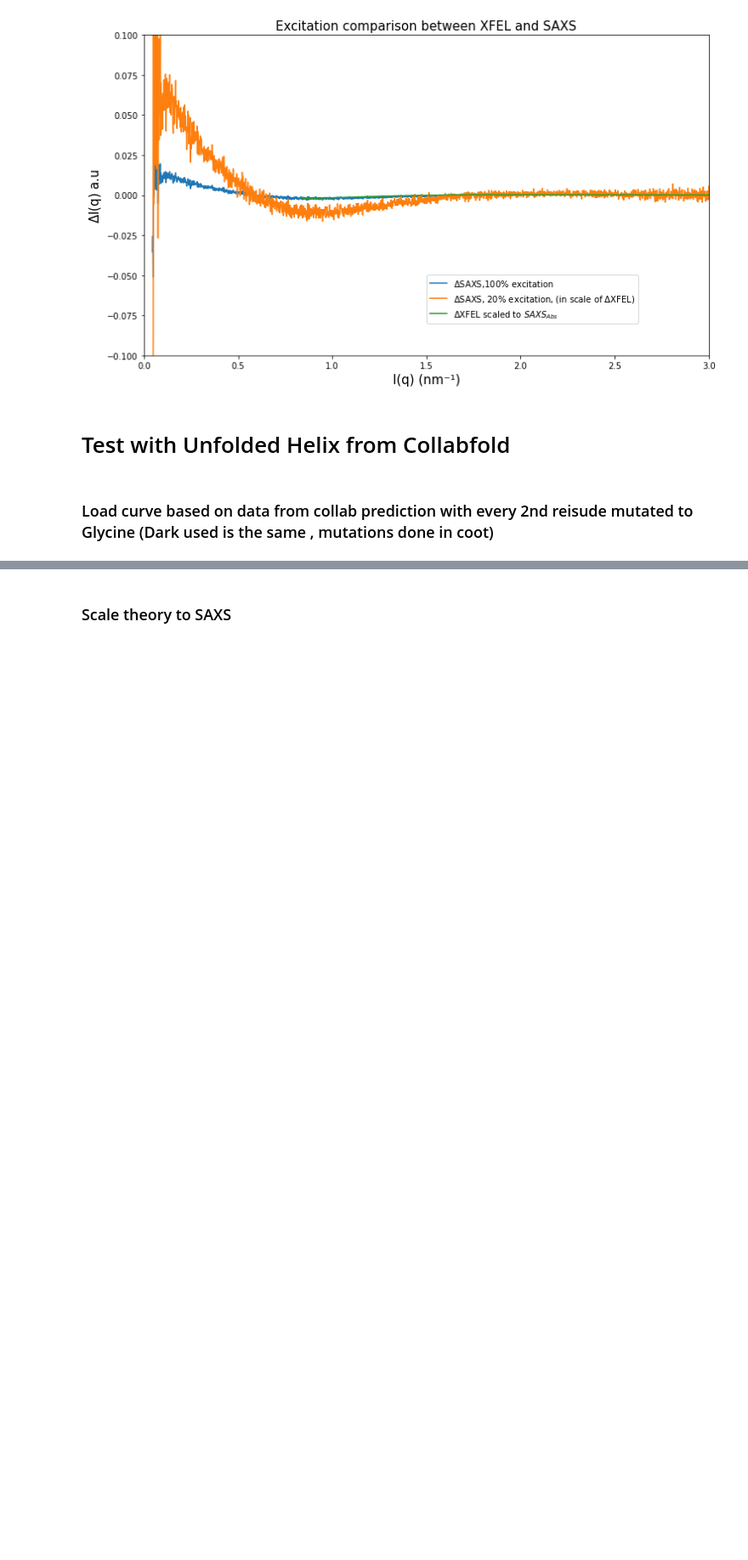
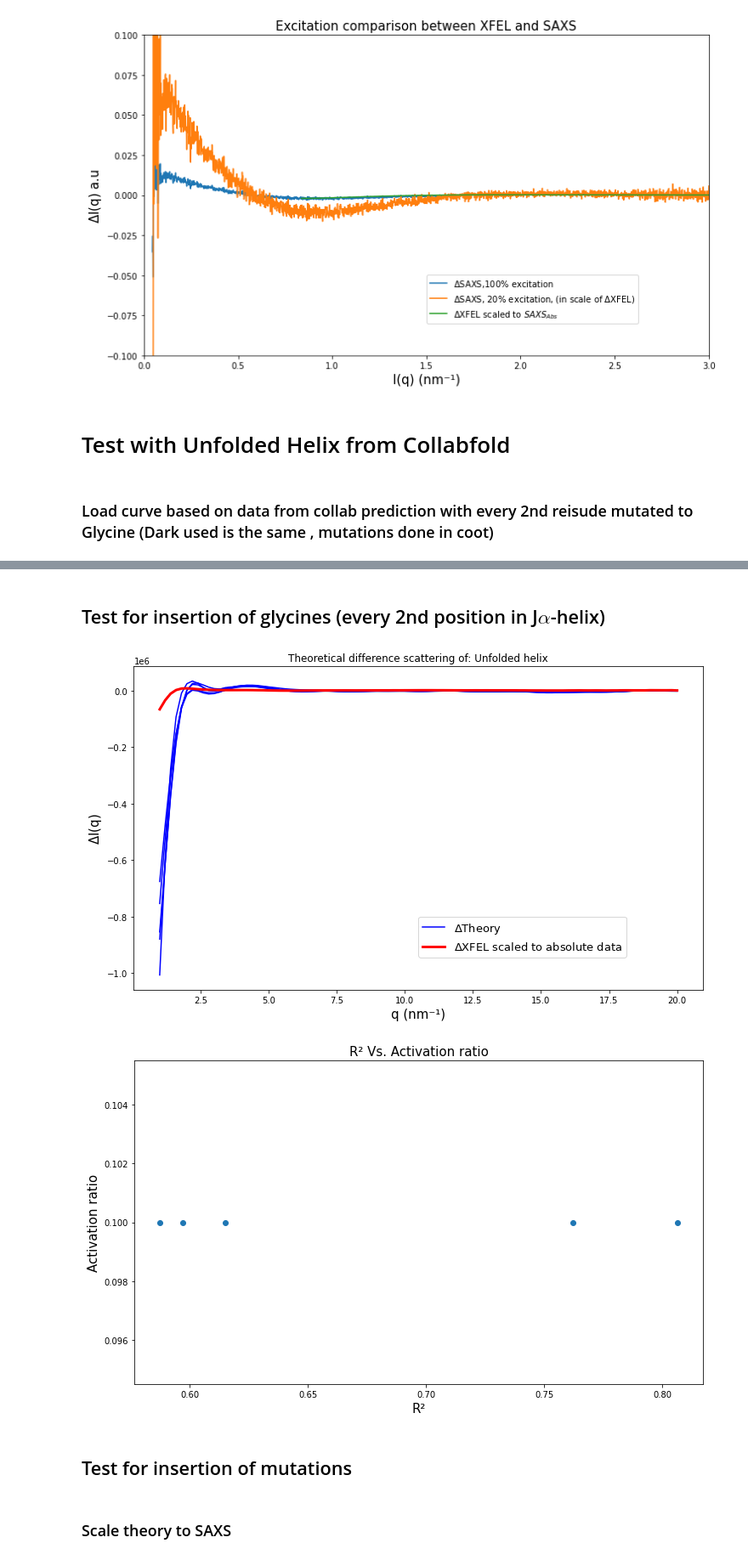
Before and after one commit to LeoMonrroy266/python_course_project, a Jupyter notebook: Analysis.ipynb, the cells around one changed output, grey strips where cells are left out. Shown at 85% size. Drawn from its saved outputs; the diff is of its cells as text; code cells hidden in the pictures; blank space fills up the shorter version.

Commit message:
Added analysis of collabfold predictions using mutants

```diff
--- a/Analysis.ipynb
+++ b/Analysis.ipynb
@@ -750,18 +752,3 @@ plt.savefig(f'/home/leonardo/Solution_Scattering_2208/plots/Comparison_of_activa
 # Test with Unfolded Helix from Collabfold
 # %% [markdown]
 ### Load curve based on data from collab prediction with every 2nd reisude mutated to Glycine (Dark used is the same , mutations done in coot)
-# %%
-q_min, q_max = (XFEL_data[0].q[10], 20)
-
-path = '/home/leonardo/Solution_Scattering_2208/AsLOV2/CollabFold_predictions/intensities/fixed/AsLOV2_gly2_unrelaxed_rank_005_alphafold2_ptm_model_5_seed_000.txt'
-
-no_helix = ScatterData(path)
-no_helix = no_helix.scale_q(10)
-no_helix = no_helix.cut_q(q_min, q_max)
-
-path_abs = ('/home/leonardo/Solution_Scattering_2208/AsLOV2/CollabFold_predictions/refs/No_helix/fixed/gly2_mut.txt')
-abs_theory = ScatterData(path_abs)
-abs_theory_raw = abs_theory.scale_q(10)
-abs_theory = abs_theory_raw.cut_q(q_min, q_max)
-
-diff = calc_diff(no_helix, abs_theory)
@@ -850,2 +824,14 @@ Theoretical activation factor: 0.1
+# %% [markdown]
+## Test for insertion of glycines (every 2nd position in J$\alpha$-helix)
+# %%
+q_min, q_max = (XFEL_data[0].q[10], 20)
+path = '/home/leonardo/Solution_Scattering_2208/AsLOV2/CollabFold_predictions/gly2/intensities'
+path_abs = ('/home/leonardo/Solution_Scattering_2208/AsLOV2/CollabFold_predictions/refs/No_helix/fixed/gly2_mut.txt')
+calc_activation_AF2(q_min, q_max, path, path_abs, 'Unfolded helix')
+# %% [output]
+[figure, added]
+[figure, added]
+# %% [markdown]
+## Test for insertion of mutations
 # %% [markdown]
 ### Scale theory to SAXS
```
Also changed, not shown: parts of 4 cells of this notebook.
